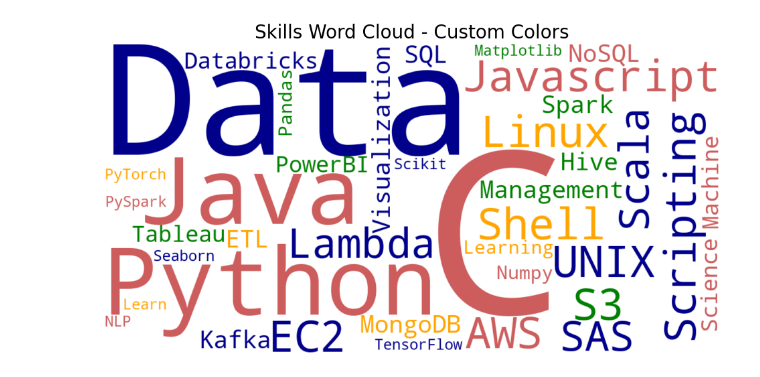
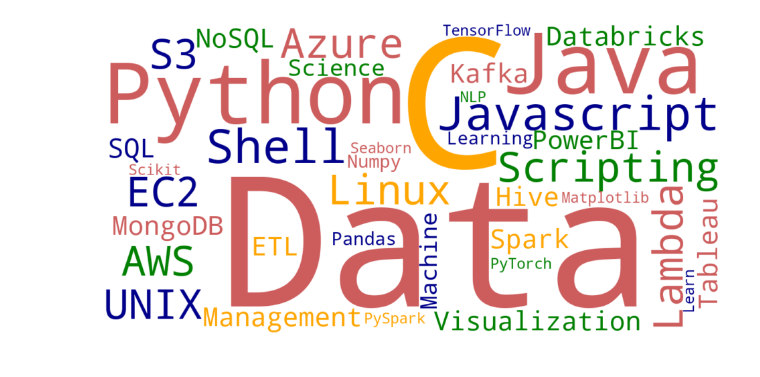
Before and after one commit to GopalaKrishnaKala/wordcloudskills, a Jupyter notebook: Skills Word Cloud.ipynb, the cells around one changed output. Drawn from its saved outputs; the diff is of its cells as text; code cells hidden in the pictures.

```diff
--- a/Skills Word Cloud.ipynb
+++ b/Skills Word Cloud.ipynb
@@ -1,27 +1,26 @@
 # %%
 # Generate word cloud with specified colors: Indian Red, Dark Blue, Orange, Green
 # Define custom color function
 from wordcloud import WordCloud
 import matplotlib.pyplot as plt
 def custom_color_func(word, font_size, position, orientation, random_state=None, **kwargs):
     colors = ['#CD5C5C', '#00008B', '#FFA500', '#008000']  # Indian Red, Dark Blue, Orange, Green
     return colors[hash(word) % len(colors)]
 skills = [
     "Python", "R", "Java", "C", "C++", "Javascript", "Shell Scripting", "Linux",
-    "UNIX", "AWS EC2", "S3", "Lambda", "Scala", "SAS", "Data Management",
+    "UNIX", "AWS EC2", "S3", "Lambda", "Azure", "Data Management",
     "Visualization", "ETL", "SQL", "NoSQL", "MongoDB", "Hive", "Kafka", "Spark",
     "Databricks", "Tableau", "PowerBI", "Data Science", "Machine Learning",
     "Pandas", "Numpy", "Matplotlib", "Seaborn", "Scikit-Learn", "TensorFlow",
     "PyTorch", "PySpark", "NLP"
 ]
 # Generate word cloud with custom colors
 wordcloud_custom_colors = WordCloud(width=1200, height=600, background_color='white', color_func=custom_color_func).generate(' '.join(skills))
 
 # Display the word cloud with custom colors
 plt.figure(figsize=(12, 6))
 plt.imshow(wordcloud_custom_colors, interpolation='bilinear')
 plt.axis('off')
-plt.title('Skills Word Cloud - Custom Colors', fontsize=20)
 plt.show()
 # %% [output]
-[figure, old version]
+[figure, new version]
```
